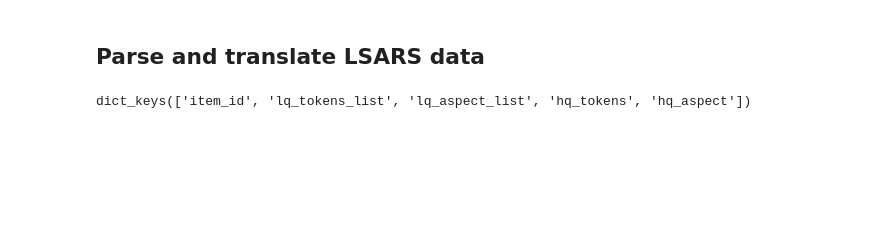
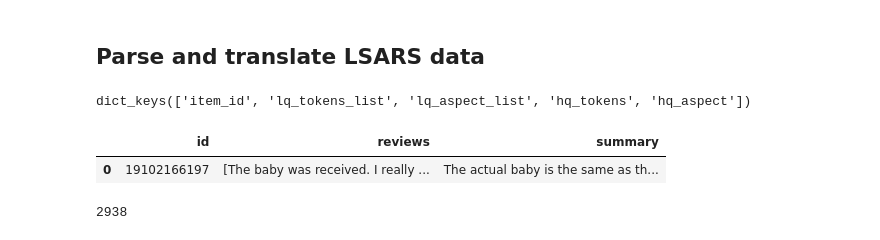
Before and after one commit to hpiercehoffman/AC215_FlavorFusion, a Jupyter notebook: src/docker-volumes/notebooks/translate-data.ipynb, the cells around one changed output. Saved outputs shown, nothing was run; the diff lists cells and outputs as text; code cells hidden in the pictures; blank space fills up the shorter version.

```diff
--- a/src/docker-volumes/notebooks/translate-data.ipynb
+++ b/src/docker-volumes/notebooks/translate-data.ipynb
@@ -24,0 +46,9 @@ def translate_json(json):
+# %%
+pd.DataFrame([[id, reviews, summary]], columns = ["id","reviews", "summary"])
+# %% [output]
+|  | id | reviews | summary |
+| 0 | 19102166197 | [The baby was received. I really ... | The actual baby is the same as th... |
+# %%
+len(test_jsons)
+# %% [output]
+2938
```
Also changed, not shown: parts of 9 cells of this notebook, 3 other files.
